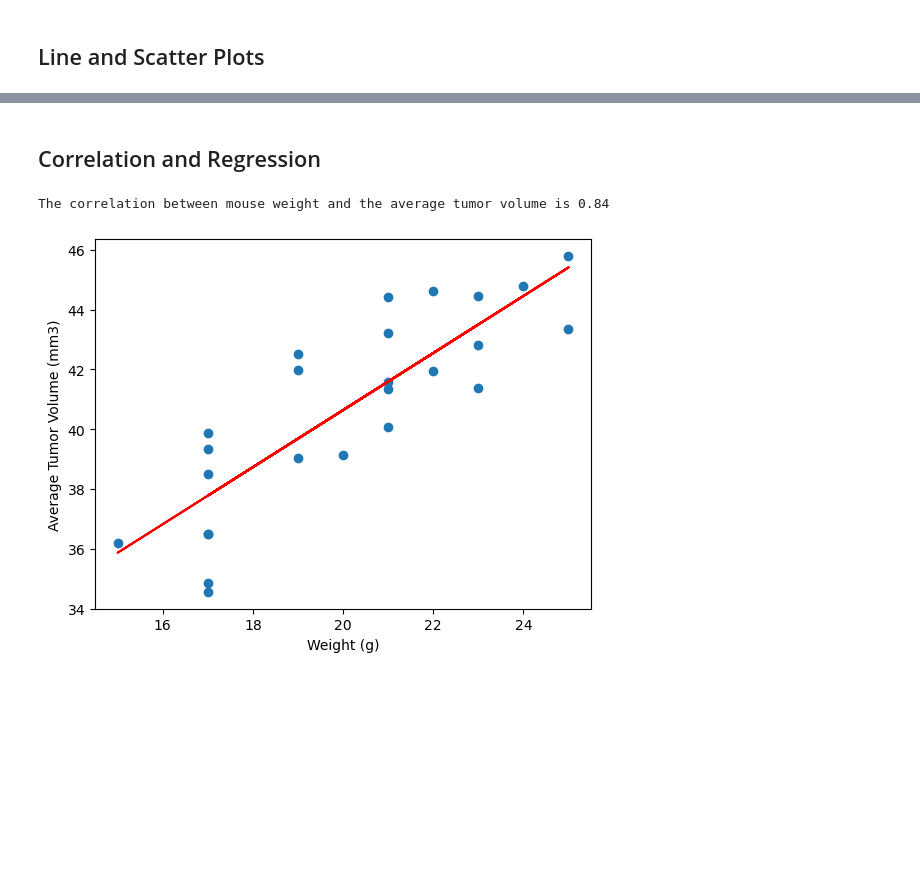
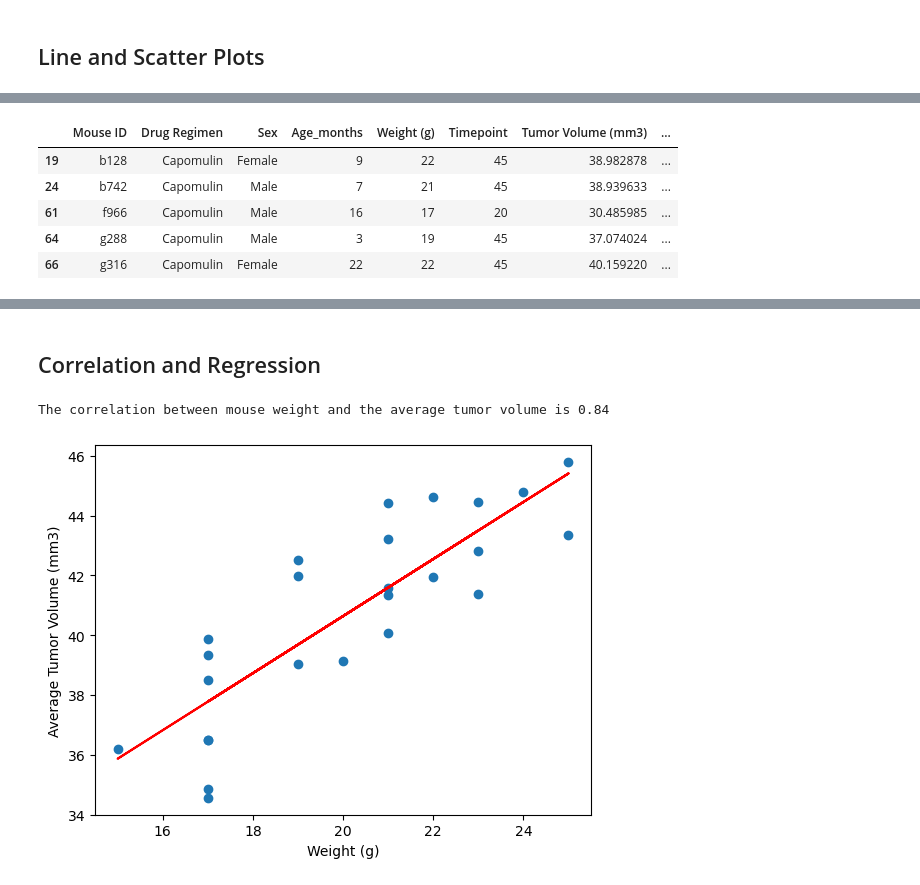
Before and after one commit to veenahvina/Pymaceuticals_MarvinaLarry, a Jupyter notebook: Pharma_MarvinaLarry.ipynb, the cells around one changed output, grey strips where cells are left out. Drawn from its saved outputs; the diff is of its cells as text; code cells hidden in the pictures; blank space fills up the shorter version.

```diff
--- a/Pharma_MarvinaLarry.ipynb
+++ b/Pharma_MarvinaLarry.ipynb
@@ -271,2 +273,29 @@ Name: Tumor Volume (mm3), dtype: float64
+# %%
+# Generate a line plot of tumor volume vs. time point for a single mouse treated with Capomulin
+#linegraph_df = pd.DataFrame("Mouse ID == 'l509'")
+#line_df = final_tumor[(final_tumor.Mouse ID == "l509") & final_tumor.Drug Regimen == "Capomulin"]
+#line_df = final_tumor.query('Mouse ID == "l509" & Drug Regimen == "Capomulin"')
+#line_df = final_tumor.loc[(final_tumor.Mouse ID == "l509") & (final_tumor.Drug Regimen == "Capomulin")]
+
+line_df = final_tumor.loc[final_tumor["Drug Regimen"] == "Capomulin"]
+line2_df = line_df.loc[line_df["Mouse ID"] == "l509"]
+line_df.head(5)
+#line2_df.plot(Timepoint, Tumor Volume (mm3), color="blue", label="l509")
+#x-axis =
+#y-axis =
+#plt.legend(loc="best")
+
+#plt.title("Capomulin treatment of mouse l509")
+#plt.xlabel("Timepoint (days)")
+#plt.xticks(np.arange(min(Timepoint), max(Timepoint)+1, 10.0))
+#plt.ylabel("Tumor Volume (mm3)")
+#plt.show()
+# %% [output]
+|  | Mouse ID | Drug Regimen | Sex | Age_months | Weight (g) | Timepoint | Tumor Volume (mm3) | ... |
+| 19 | b128 | Capomulin | Female | 9 | 22 | 45 | 38.982878 | ... |
+| 24 | b742 | Capomulin | Male | 7 | 21 | 45 | 38.939633 | ... |
+| 61 | f966 | Capomulin | Male | 16 | 17 | 20 | 30.485985 | ... |
+| 64 | g288 | Capomulin | Male | 3 | 19 | 45 | 37.074024 | ... |
+| 66 | g316 | Capomulin | Female | 22 | 22 | 45 | 40.159220 | ... |
 # %%
 # Generate a scatter plot of mouse weight vs. the average observed tumor volume for the entire Capomulin regimen
```
Also changed, not shown: parts of 3 cells of this notebook.
